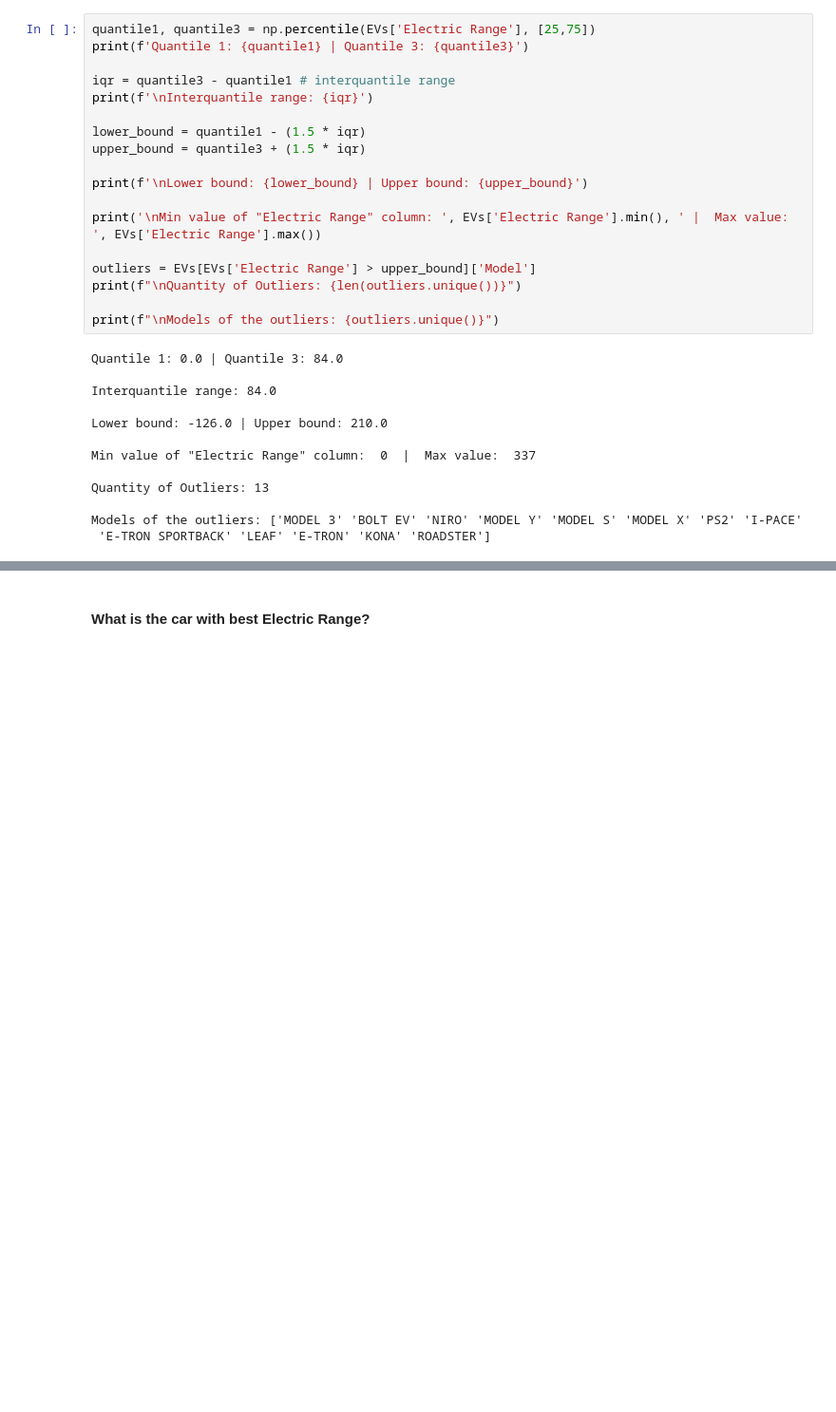
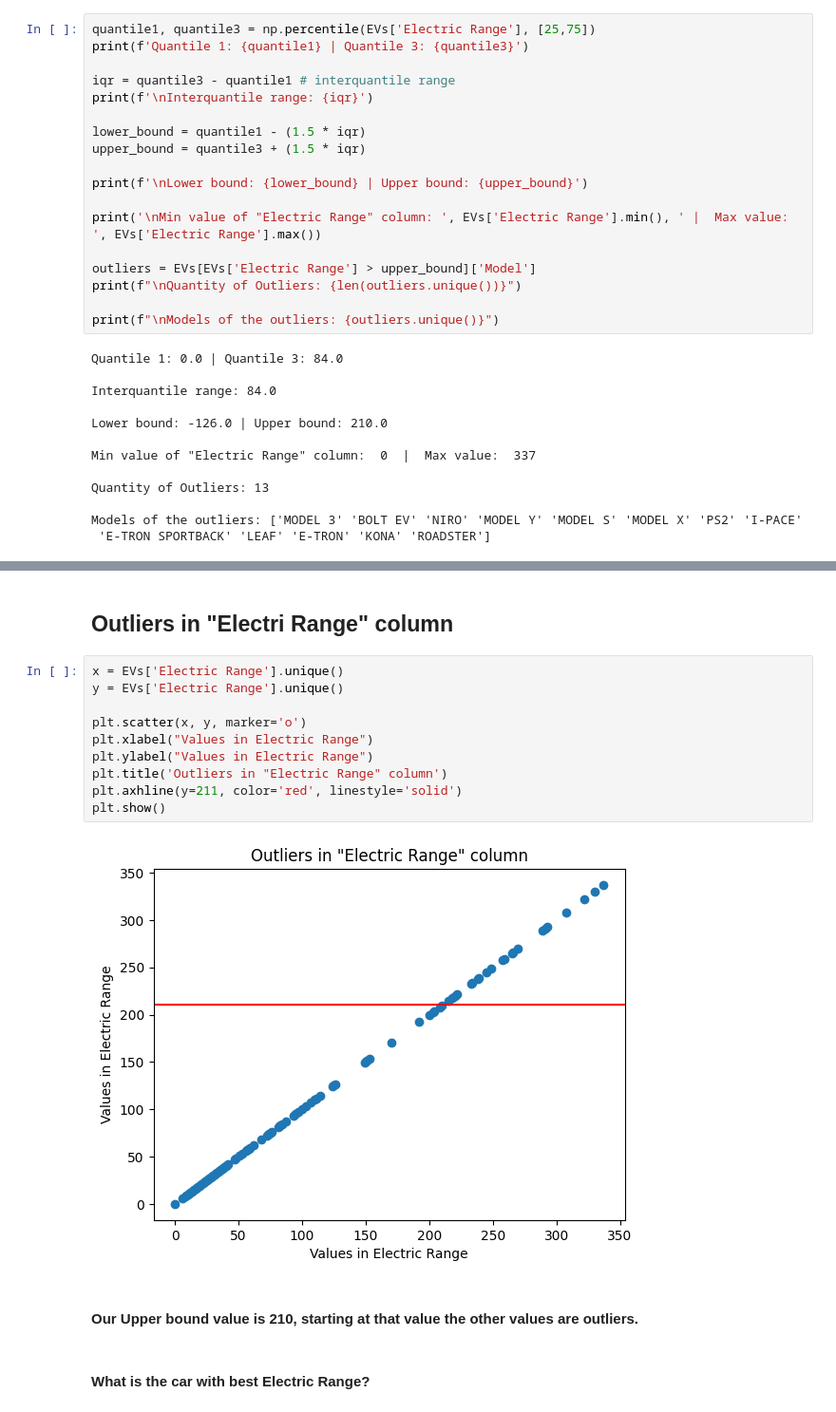
Before and after one commit to Jhonisnotreal/EVs, a Jupyter notebook: EDA.ipynb, the cells around one changed output, grey strips where cells are left out. Shown: that part at 95% size. Saved outputs shown, nothing was run; the diff lists cells and outputs as text; blank space fills up the shorter version.

```diff
--- a/EDA.ipynb
+++ b/EDA.ipynb
@@ -191,3 +192,19 @@ array(['MODEL 3', 'BOLT EV', 'NIRO', 'MODEL Y', 'MODEL S', 'MODEL X',
+# %% [markdown]
+## Outliers in "Electri Range" column
+# %%
+x = EVs['Electric Range'].unique()
+y = EVs['Electric Range'].unique()
+
+plt.scatter(x, y, marker='o')
+plt.xlabel("Values in Electric Range")
+plt.ylabel("Values in Electric Range")
+plt.title('Outliers in "Electric Range" column')
+plt.axhline(y=211, color='red', linestyle='solid')
+plt.show()
+# %% [output]
+[figure, added]
+# %% [markdown]
+#### Our Upper bound value is 210, starting at that value the other values are outliers.
 # %% [markdown]
 #### What is the car with best Electric Range?
 # %%
```
Also changed, not shown: parts of 3 cells of this notebook.
